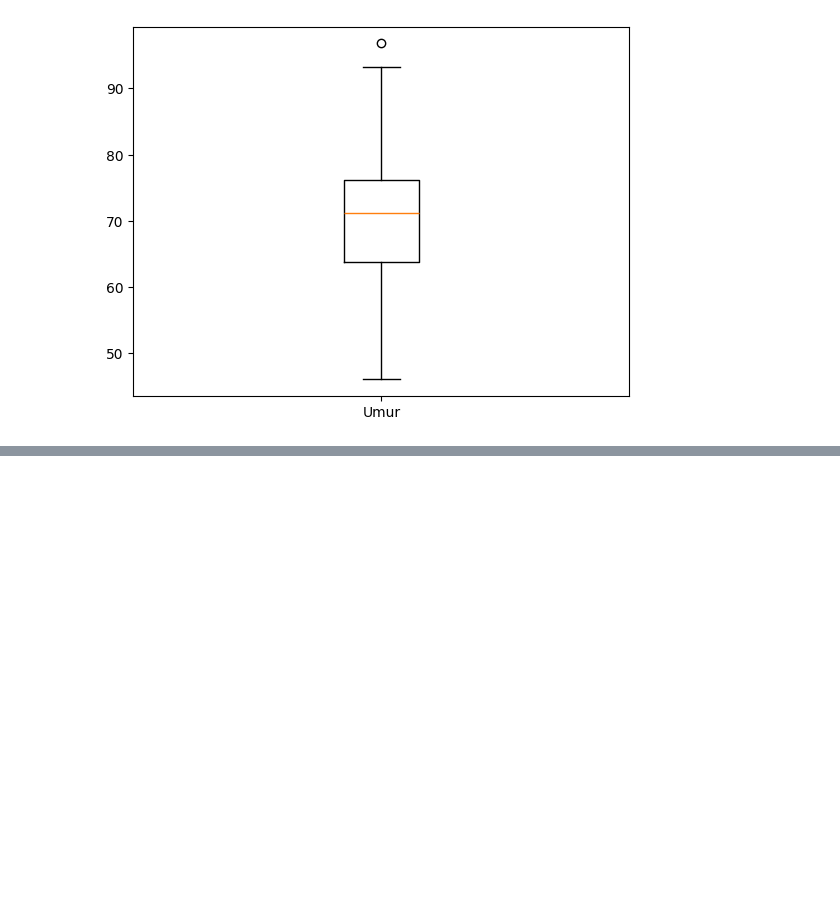
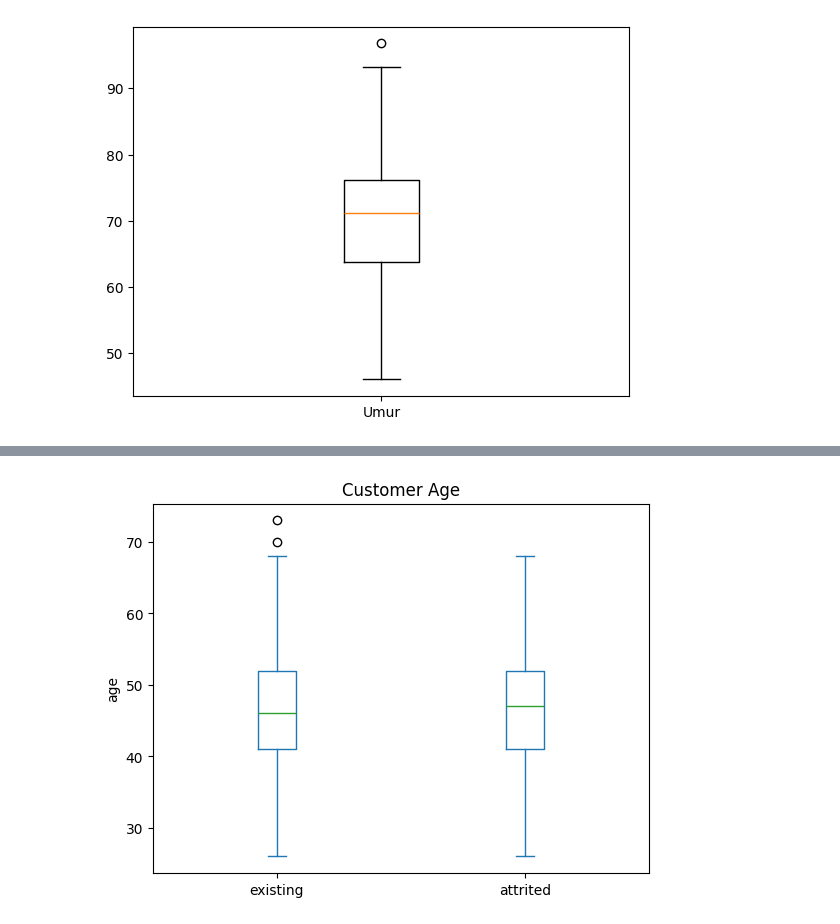
Before and after one commit to aliifam/ppd, a Jupyter notebook: ppd/pekan3/eda.ipynb, the cells around one changed output, grey strips where cells are left out. Saved outputs shown, nothing was run; the diff lists cells and outputs as text; code cells hidden in the pictures; blank space fills up the shorter version.

```diff
--- a/ppd/pekan3/eda.ipynb
+++ b/ppd/pekan3/eda.ipynb
@@ -256,0 +270,12 @@ plt.show()
+# %%
+# veris 2 pake fungsi plot.box
+data1 = existing_data['Customer_Age']
+data2 = attriting_data['Customer_Age']
+df_new = pd.concat([data1, data2], keys=['existing', 'attrited'], axis=1)
+df_new.plot.box()
+
+plt.title('Customer Age')
+plt.ylabel('age')
+plt.show()
+# %% [output]
+[figure, added]
```
Also changed, not shown: parts of 1 cell of this notebook.
